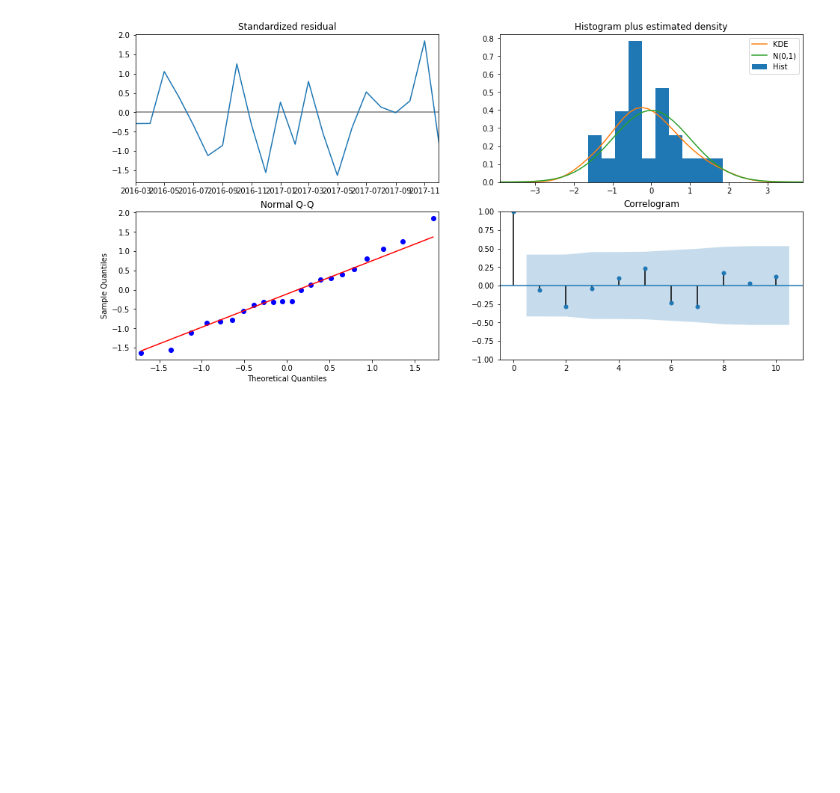
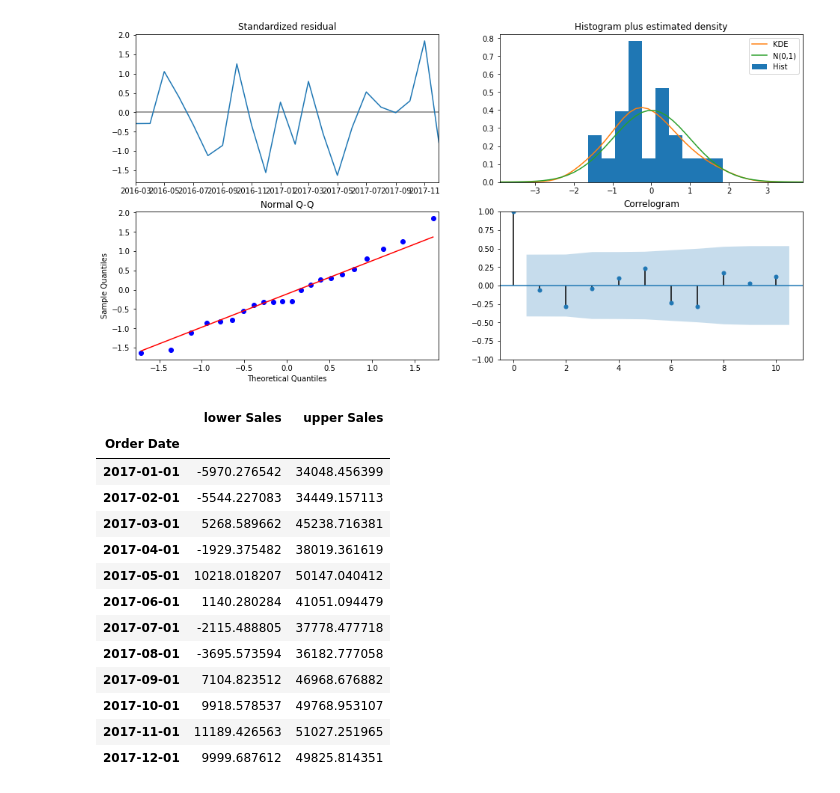
Before and after one commit to luciogutierrez/iron-hack, a Jupyter notebook: 2-module/17-tendencia-temporal/Series_de_tiempo_clase.ipynb, the cells around one changed output. Cells and saved outputs as stored; diff of their text form; code cells hidden in the pictures; blank space fills up the shorter version.

```diff
--- a/2-module/17-tendencia-temporal/Series_de_tiempo_clase.ipynb
+++ b/2-module/17-tendencia-temporal/Series_de_tiempo_clase.ipynb
@@ -279,3 +317,22 @@ resultados.plot_diagnostics(figsize=(16,8))
 plt.show()
 # %% [output]
 [figure]
+# %%
+predicciones = resultados.get_prediction(start=pd.to_datetime('2017-01-01'))
+pred_conf_int = predicciones.conf_int()
+pred_conf_int
+# %% [output]
+|  | lower Sales | upper Sales |
+| Order Date |  |  |
+| 2017-01-01 | -5970.276542 | 34048.456399 |
+| 2017-02-01 | -5544.227083 | 34449.157113 |
+| 2017-03-01 | 5268.589662 | 45238.716381 |
+| 2017-04-01 | -1929.375482 | 38019.361619 |
+| 2017-05-01 | 10218.018207 | 50147.040412 |
+| 2017-06-01 | 1140.280284 | 41051.094479 |
+| 2017-07-01 | -2115.488805 | 37778.477718 |
+| 2017-08-01 | -3695.573594 | 36182.777058 |
+| 2017-09-01 | 7104.823512 | 46968.676882 |
+| 2017-10-01 | 9918.578537 | 49768.953107 |
+| 2017-11-01 | 11189.426563 | 51027.251965 |
+| 2017-12-01 | 9999.687612 | 49825.814351 |
```
Also changed, not shown: parts of 40 cells of this notebook, 8 other files.
